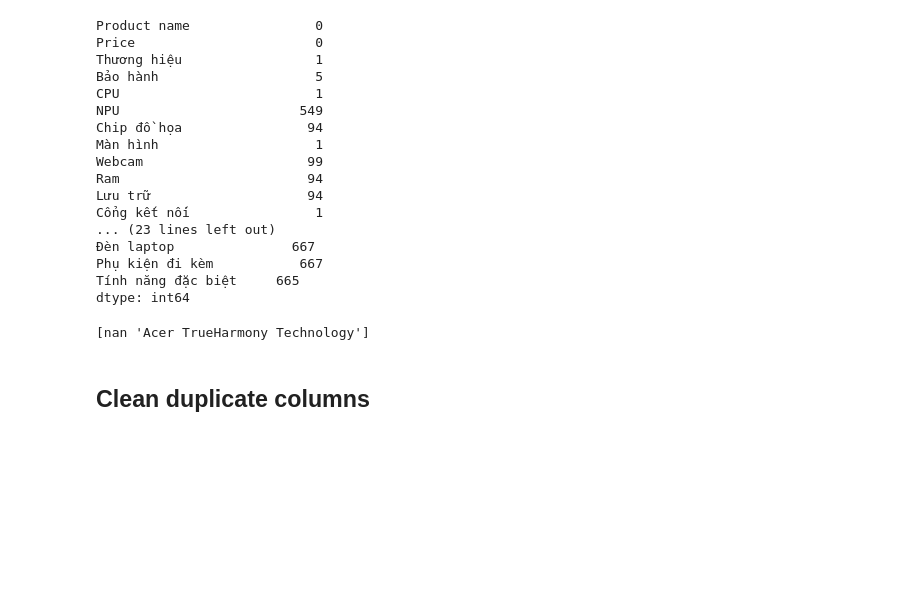
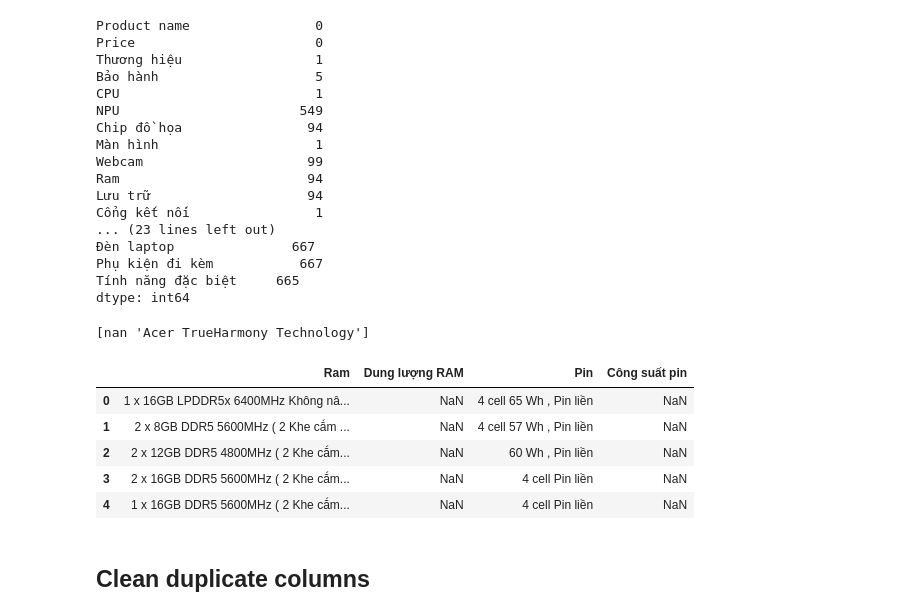
Before and after one commit to hoenizhuyn/laptop_scraping_analysis, a Jupyter notebook: preprocess.ipynb, the cells around one changed output. Cells and saved outputs as stored; diff of their text form; code cells hidden in the pictures; blank space fills up the shorter version.

```diff
--- a/preprocess.ipynb
+++ b/preprocess.ipynb
@@ -37,6 +37,15 @@ dtype: int64
 print(uni_val_column(df, "Công nghệ âm thanh"))
 # %% [output]
 [nan 'Acer TrueHarmony Technology']
+# %%
+df[['Ram','Dung lượng RAM','Pin','Công suất pin']].head()
+# %% [output]
+|  | Ram | Dung lượng RAM | Pin | Công suất pin |
+| 0 | 1 x 16GB LPDDR5x 6400MHz Không nâ... | NaN | 4 cell 65 Wh , Pin liền | NaN |
+| 1 | 2 x 8GB DDR5 5600MHz ( 2 Khe cắm ... | NaN | 4 cell 57 Wh , Pin liền | NaN |
+| 2 | 2 x 12GB DDR5 4800MHz ( 2 Khe cắm... | NaN | 60 Wh , Pin liền | NaN |
+| 3 | 2 x 16GB DDR5 5600MHz ( 2 Khe cắm... | NaN | 4 cell Pin liền | NaN |
+| 4 | 1 x 16GB DDR5 5600MHz ( 2 Khe cắm... | NaN | 4 cell Pin liền | NaN |
 # %% [markdown]
 ## Clean duplicate columns
 # %%
```
Also changed, not shown: parts of 15 cells of this notebook, 3 other files.
